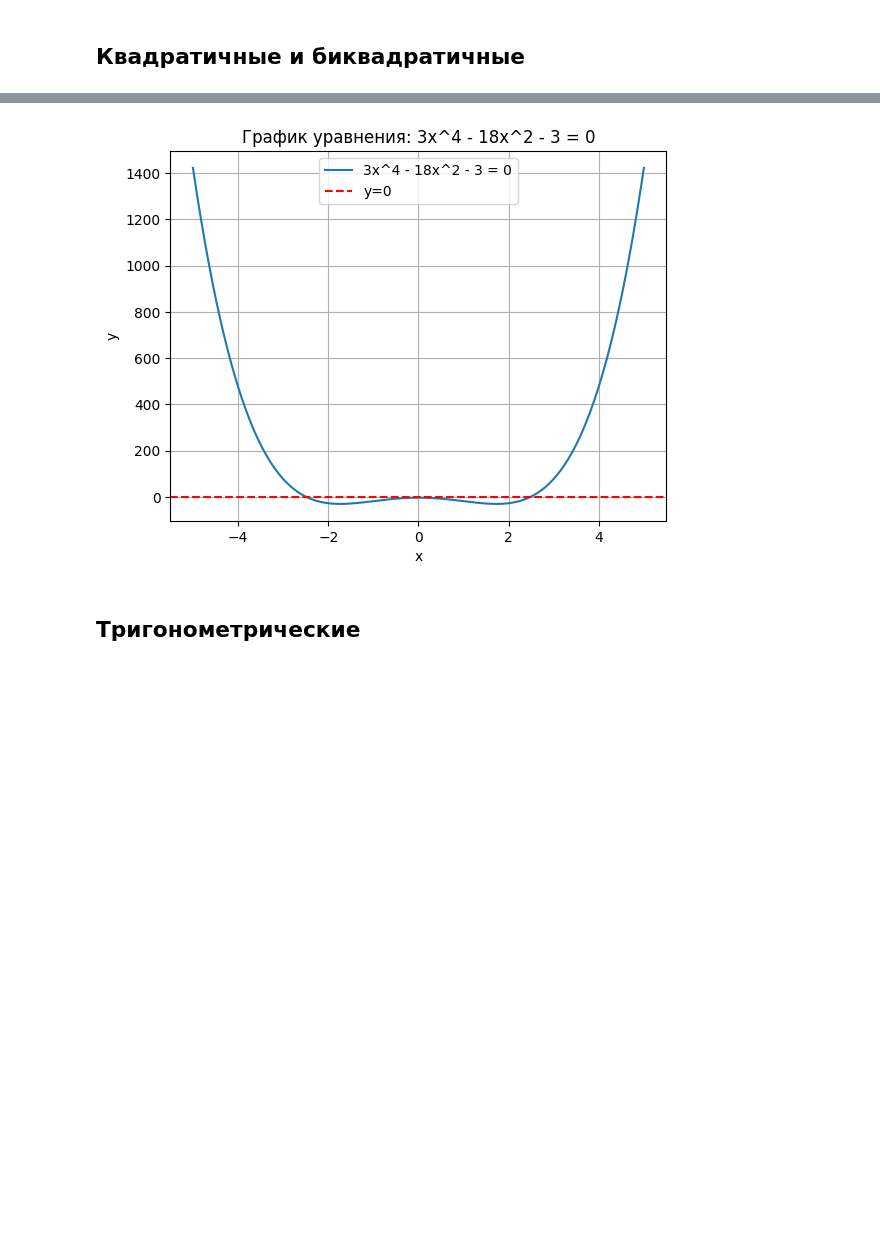
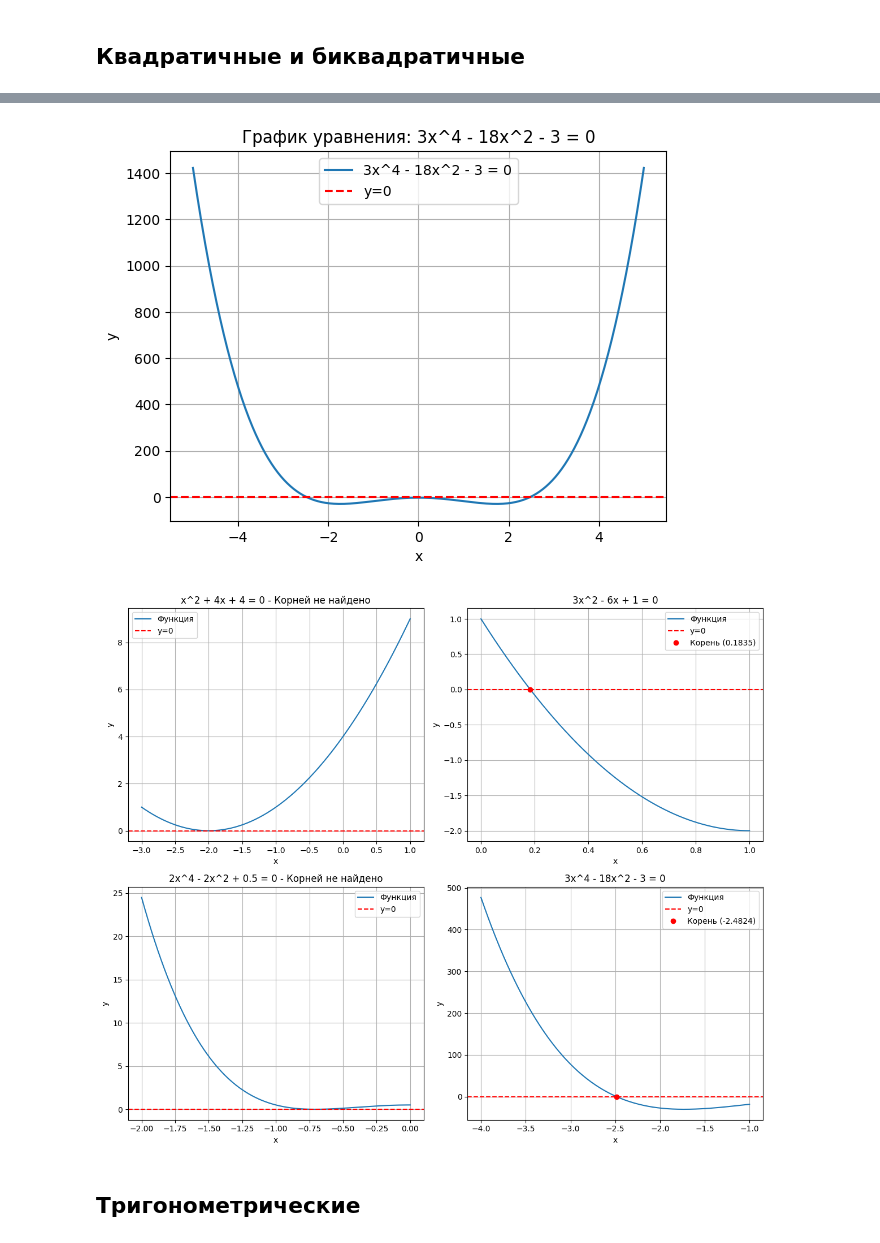
Before and after one commit to Irina-ferr/automation-of-biomedical-information-processing, a Jupyter notebook: lecture 1/1.ipynb, the cells around one changed output, grey strips where cells are left out. Drawn from its saved outputs; the diff is of its cells as text; code cells hidden in the pictures; blank space fills up the shorter version.

```diff
--- a/lecture 1/1.ipynb
+++ b/lecture 1/1.ipynb
@@ -106,33 +106,68 @@ plt.show()
 x^2+4x+4=0
 3x^2-6x+1=0
 2x^4-2x^2+0.5=0
 3x^4-18x^2-3=0
 """
 equations = [
     {"name": "x^2 + 4x + 4 = 0", "func": lambda x: quadratic_equation(x, 1, 4, 4)},
     {"name": "3x^2 - 6x + 1 = 0", "func": lambda x: quadratic_equation(x, 3, -6, 1)},
     {"name": "2x^4 - 2x^2 + 0.5 = 0", "func": lambda x: biquadratic_equation(x, 2, -2, 0.5)},
     {"name": "3x^4 - 18x^2 - 3 = 0", "func": lambda x: biquadratic_equation(x, 3, -18, -3)}
 ]
 
 x_range = np.linspace(-5, 5, 1000)
 
 for eq in equations:
     plt.figure()
     y = eq["func"](x_range)
     plt.plot(x_range, y, label=eq["name"])
     plt.axhline(0, color='red', linestyle='--', label='y=0')
     plt.xlabel('x')
     plt.ylabel('y')
     plt.title(f'График уравнения: {eq["name"]}')
     plt.legend()
     plt.grid(True)
     plt.show()
+# уравнения и интервалы
+equations = [
+    {"func": lambda x: quadratic_equation(x, 1, 4, 4), "interval": (-3, 1), "title": "x^2 + 4x + 4 = 0"},
+    {"func": lambda x: quadratic_equation(x, 3, -6, 1), "interval": (0, 1), "title": "3x^2 - 6x + 1 = 0"},
+    {"func": lambda x: biquadratic_equation(x, 2, -2, 0.5), "interval": (-2, 0), "title": "2x^4 - 2x^2 + 0.5 = 0"},
+    {"func": lambda x: biquadratic_equation(x, 3, -18, -3), "interval": (-4, -1), "title": "3x^4 - 18x^2 - 3 = 0"}
+]
+
+fig, axs = plt.subplots(2, 2, figsize=(12, 10))
+axs = axs.flatten()
+
+for i, eq in enumerate(equations):
+    f = eq["func"]
+    a, b = eq["interval"]
+    x_vals = np.linspace(a, b, 1000)
+    y_vals = f(x_vals)
+
+    axs[i].plot(x_vals, y_vals, label="Функция")
+    axs[i].axhline(0, color='red', linestyle='--', label="y=0")
+    axs[i].set_xlabel('x')
+    axs[i].set_ylabel('y')
+    axs[i].set_title(eq["title"])
+    axs[i].grid(True)
+    axs[i].legend()
+
+    try:
+        root = bisection(a, b, f)
+        axs[i].plot(root, 0, 'ro', label=f"Корень ({root:.4f})")
+        axs[i].legend()
+    except ValueError as e:
+        axs[i].set_title(f"{eq['title']} - Корней не найдено")
+
+plt.tight_layout()
+plt.show()
 # %% [output]
 [figure]
 [figure]
 [figure]
 [figure]
+[figure, added]
 # %% [markdown]
 ## Тригонометрические
 # %%
```
Also changed, not shown: parts of 1 cell of this notebook.
